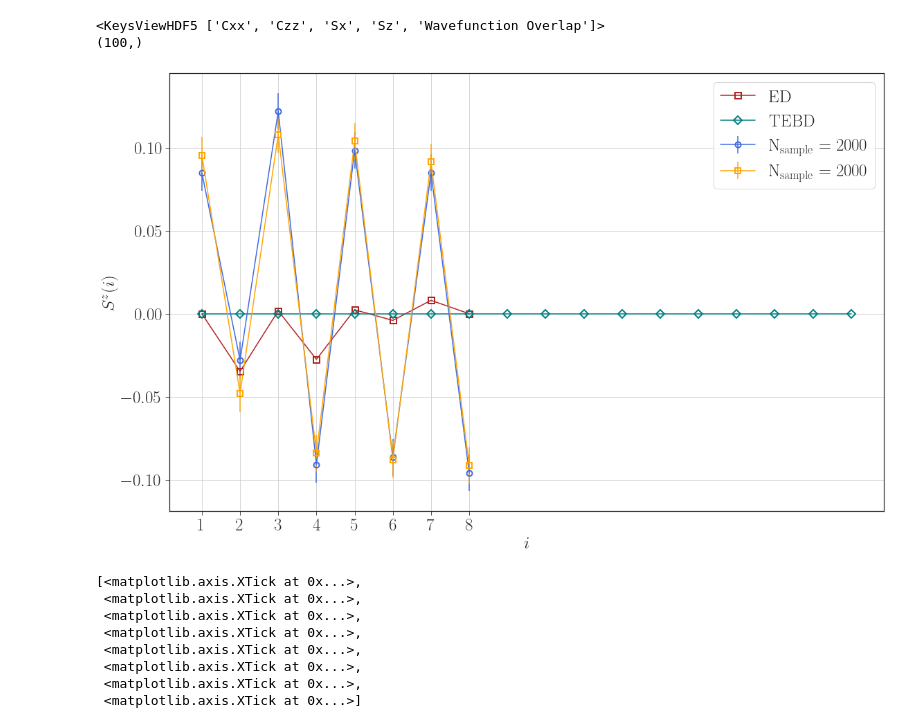
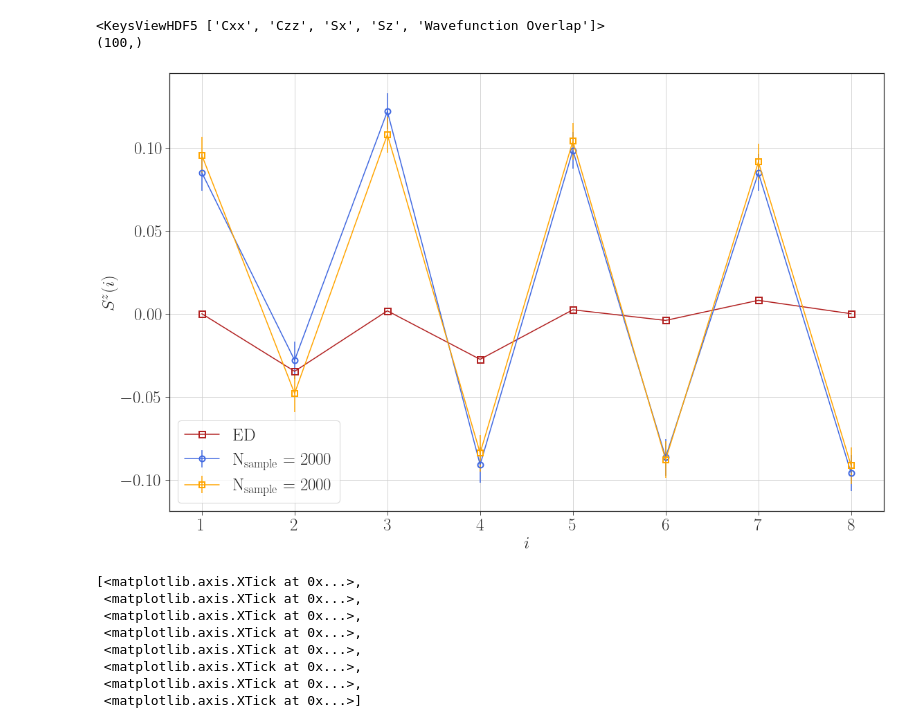
Before and after one commit to xiaobo-23/EntangledLightConeSampling, a Jupyter notebook: HQA_Data_Analysis.ipynb, the cells around one changed output. Saved outputs shown, nothing was run; the diff lists cells and outputs as text; code cells hidden in the pictures.

Commit message:
clean up TEBD and ED codes for the kicked Ising model

```diff
--- a/HQA_Data_Analysis.ipynb
+++ b/HQA_Data_Analysis.ipynb
@@ -344,6 +344,6 @@ Sz_ave4, Sz_err4 = data_extrapolation_sample("Data/holoQUADS_Circuit_N8_h0.2_T3.
 # %% [output]
 (500, 8)
 # %%
-Sz_ED = data_extrapolation("Data/ED_N8_h0.2.h5", "Sz")
+Sz_ED = data_extrapolation("Data/ED_N8_h0.2_Iteration12.h5", "Sz")
 # %% [output]
 <KeysViewHDF5 ['Cxx', 'Cyy', 'Czz', 'Sx', 'Sy', 'Sz', 'Wavefunction Overlap']>
@@ -378,37 +378,37 @@ ax1 = fig.add_subplot(spec[0, 0])
 # err = [Sz_err1, Sz_err2, Sz_err3, Sz_err4]
 ave = [Sz_ave1, Sz_ave2]
 err = [Sz_err1, Sz_err2]
 color = ['royalblue', 'orange', 'darkviolet', 'teal']
 marker = ['o', 's', '^', 'D']
 label = [r'$\rm N_{sample} = 2000$', r'$\rm N_{sample} = 2000$', r'$\rm N_{sample} = 500$', r'$\rm N_{sample} = 500$']
 
 for ind in range(2):
     ax1.errorbar(np.arange(1, 9), ave[ind][ : 8], yerr = err[ind][ : 8], color = color[ind], marker = marker[ind], markersize = 8, \
                  markeredgecolor = color[ind], markerfacecolor = 'none', markeredgewidth = 2, label = label[ind])
 
-ax1.plot(np.arange(1, 9), Sz_ED[7, :], color = 'firebrick', marker = 's', markersize = 9, \
+ax1.plot(np.arange(1, 9), Sz_ED[8, :], color = 'firebrick', marker = 's', markersize = 9, \
      markeredgecolor = 'firebrick', markerfacecolor = 'none', markeredgewidth = 2, label = r'$\rm ED$')
-ax1.plot(np.arange(1, 19), Sz_TEBD[19, :], color = 'teal', marker = 'D', markersize = 9, \
-     markeredgecolor = 'teal', markerfacecolor = 'none', markeredgewidth = 2, label = r'$\rm TEBD$')
+# ax1.plot(np.arange(1, 19), Sz_TEBD[19, :], color = 'teal', marker = 'D', markersize = 9, \
+#      markeredgecolor = 'teal', markerfacecolor = 'none', markeredgewidth = 2, label = r'$\rm TEBD$')
 # ax1.plot(np.arange(1, 9), Sz_TEBD_tau0p1[29, :], color = 'teal', marker = 'D', markersize = 9, \
 #      markeredgecolor = 'teal', markerfacecolor = 'none', markeredgewidth = 2, label = r'$\rm TEBD; \Delta\tau = 0.1$')
 # ax1.plot(np.arange(1, 9), Sz_TEBD_tau0p2[14, :], color = 'darkviolet', marker = 'D', markersize = 9, \
 #      markeredgecolor = 'darkviolet', markerfacecolor = 'none', markeredgewidth = 2, label = r'$\rm TEBD; \Delta\tau = 0.2$')
 # ax1.plot(np.arange(1, 9), Sz_TEBD_tau0p5[5, :], color = 'cyan', marker = 'D', markersize = 9, \
 #      markeredgecolor = 'cyan', markerfacecolor = 'none', markeredgewidth = 2, label = r'$\rm TEBD; \Delta\tau = 0.5$')
 
 ax1.set_xlabel(r'$i$', fontsize = 25)
 ax1.set_ylabel(r'$S^{z}(i)$', fontsize = 25)
 ax1.set_xticks(np.arange(1, 9))
 # ax1.set_xlim(.8, 2.5)
 # ax1.set_ylim(-.1, .1)
 ax1.tick_params(axis = "both", which = "major", labelsize = 25)
 ax1.legend(frameon = True, fontsize = 25)
 ax1.grid()
 
 # plt.savefig('Figures/Ising_holoQUADS_benchmark_h0.2_Sz.pdf')
 # %% [output]
-[figure, old version]
+[figure, new version]
 # %%
 '''
     Analyze the \Delta\tau dependence of real-time dynamics for the kicked Ising model
```
Also changed, not shown: parts of 1 cell of this notebook, 2 other files.
